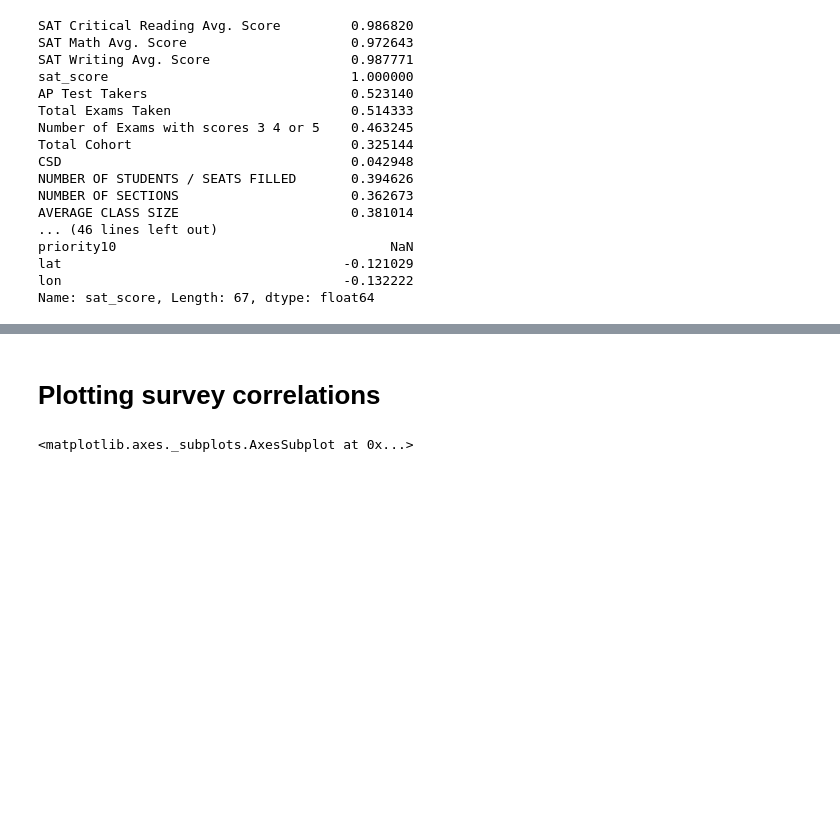
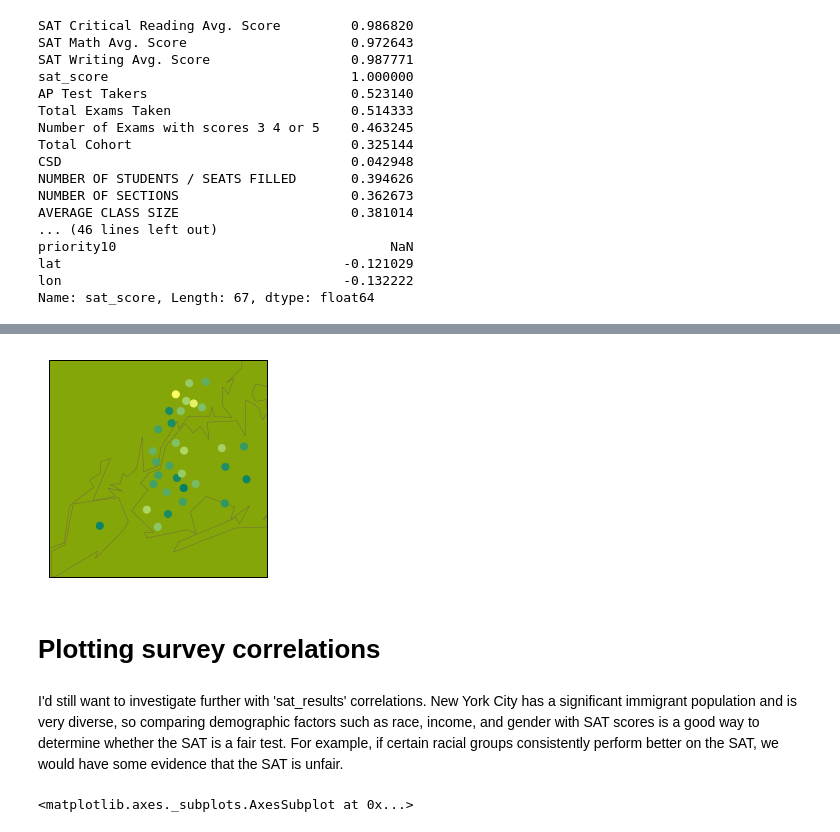
Before and after one commit to tlee0058/data_science_portfolio, a Jupyter notebook: Analyzing NYC High School Data.ipynb, the cells around one changed output, grey strips where cells are left out. Cells and saved outputs as stored; diff of their text form; code cells hidden in the pictures; blank space fills up the shorter version.

```diff
--- a/Analyzing NYC High School Data.ipynb
+++ b/Analyzing NYC High School Data.ipynb
@@ -215,5 +416,28 @@ Name: sat_score, Length: 67, dtype: float64
+# %%
+import numpy as np
+
+districts = combined.groupby('school_dist').agg(np.mean)
+districts.reset_index(inplace=True)
+# %%
+#re-plot the map using districts
+from mpl_toolkits.basemap import Basemap
+m = Basemap(projection='merc', llcrnrlat=40.496044, urcrnrlat=40.915256, llcrnrlon=-74.255735,
+           urcrnrlon=-73.700272, resolution='i')
+
+m.drawmapboundary(fill_color='#85A609')
+m.drawcoastlines(color='#6D5F47', linewidth=0.4)
+m.drawrivers(color='#6D5F47', linewidth=0.4)
+
+longitudes = districts['lon'].tolist()
+latitudes = districts['lat'].tolist()
+m.scatter(longitudes, latitudes, s=50, zorder=2, latlon=True, c=districts['ell_percent'], cmap='summer')
+plt.show()
+# %% [output]
+[figure, added]
 # %% [markdown]
 # Plotting survey correlations
+# %% [markdown]
+I'd still want to investigate further with 'sat_results' correlations. New York City has a significant immigrant population and is very diverse, so comparing demographic factors such as race, income, and gender with SAT scores is a good way to determine whether the SAT is a fair test. For example, if certain racial groups consistently perform better on the SAT, we would have some evidence that the SAT is unfair.
 # %%
 # Remove DBN since it's a unique identifier, not a useful numerical value for correlation.
 survey_fields.remove("DBN")
```
Also changed, not shown: parts of 52 cells of this notebook, 2 other files.
